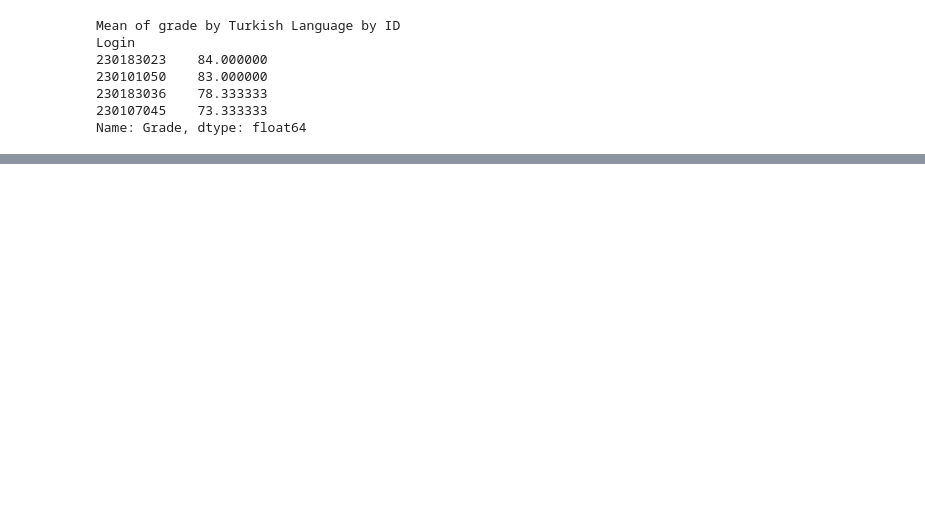
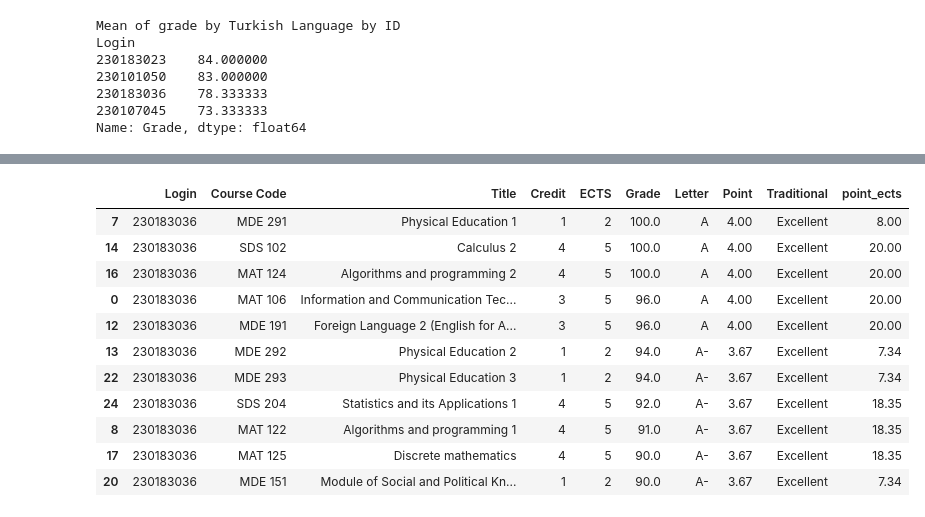
Before and after one commit to tsapuanq/NLP-AI-LAB, a Jupyter notebook: week_1/sdu-scrap/analysing.ipynb, the cells around one changed output, grey strips where cells are left out. Cells and saved outputs as stored; diff of their text form; code cells hidden in the pictures; blank space fills up the shorter version.

```diff
--- a/week_1/sdu-scrap/analysing.ipynb
+++ b/week_1/sdu-scrap/analysing.ipynb
@@ -198,0 +233,17 @@ Name: Grade, dtype: float64
+# %%
+df1 = df[df['Login'] == 230183036]
+# df1[(df1['Grade'] >= 80) & (df1['Grade'] <= 84)]
+df1[df1['Grade'] >= 90].sort_values(by='Grade', ascending=False)
+# %% [output]
+|  | Login | Course Code | Title | Credit | ECTS | Grade | Letter | Point | Traditional | point_ects |
+| 7 | 230183036 | MDE 291 | Physical Education 1 | 1 | 2 | 100.0 | A | 4.00 | Excellent | 8.00 |
+| 14 | 230183036 | SDS 102 | Calculus 2 | 4 | 5 | 100.0 | A | 4.00 | Excellent | 20.00 |
+| 16 | 230183036 | MAT 124 | Algorithms and programming 2 | 4 | 5 | 100.0 | A | 4.00 | Excellent | 20.00 |
+| 0 | 230183036 | MAT 106 | Information and Communication Tec... | 3 | 5 | 96.0 | A | 4.00 | Excellent | 20.00 |
+| 12 | 230183036 | MDE 191 | Foreign Language 2 (English for A... | 3 | 5 | 96.0 | A | 4.00 | Excellent | 20.00 |
+| 13 | 230183036 | MDE 292 | Physical Education 2 | 1 | 2 | 94.0 | A- | 3.67 | Excellent | 7.34 |
+| 22 | 230183036 | MDE 293 | Physical Education 3 | 1 | 2 | 94.0 | A- | 3.67 | Excellent | 7.34 |
+| 24 | 230183036 | SDS 204 | Statistics and its Applications 1 | 4 | 5 | 92.0 | A- | 3.67 | Excellent | 18.35 |
+| 8 | 230183036 | MAT 122 | Algorithms and programming 1 | 4 | 5 | 91.0 | A- | 3.67 | Excellent | 18.35 |
+| 17 | 230183036 | MAT 125 | Discrete mathematics | 4 | 5 | 90.0 | A- | 3.67 | Excellent | 18.35 |
+| 20 | 230183036 | MDE 151 | Module of Social and Political Kn... | 1 | 2 | 90.0 | A- | 3.67 | Excellent | 7.34 |
```
Also changed, not shown: parts of 5 cells of this notebook.
